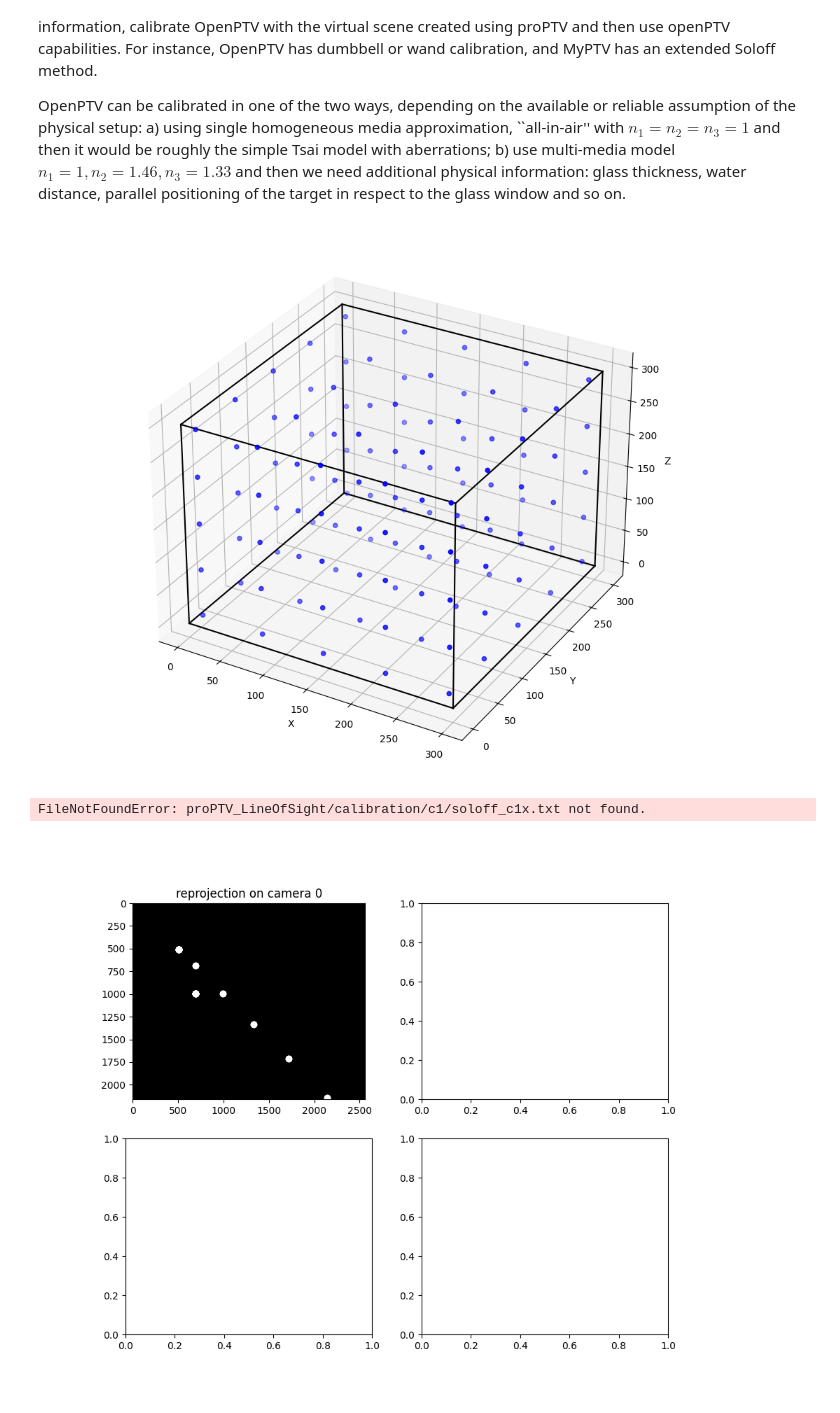
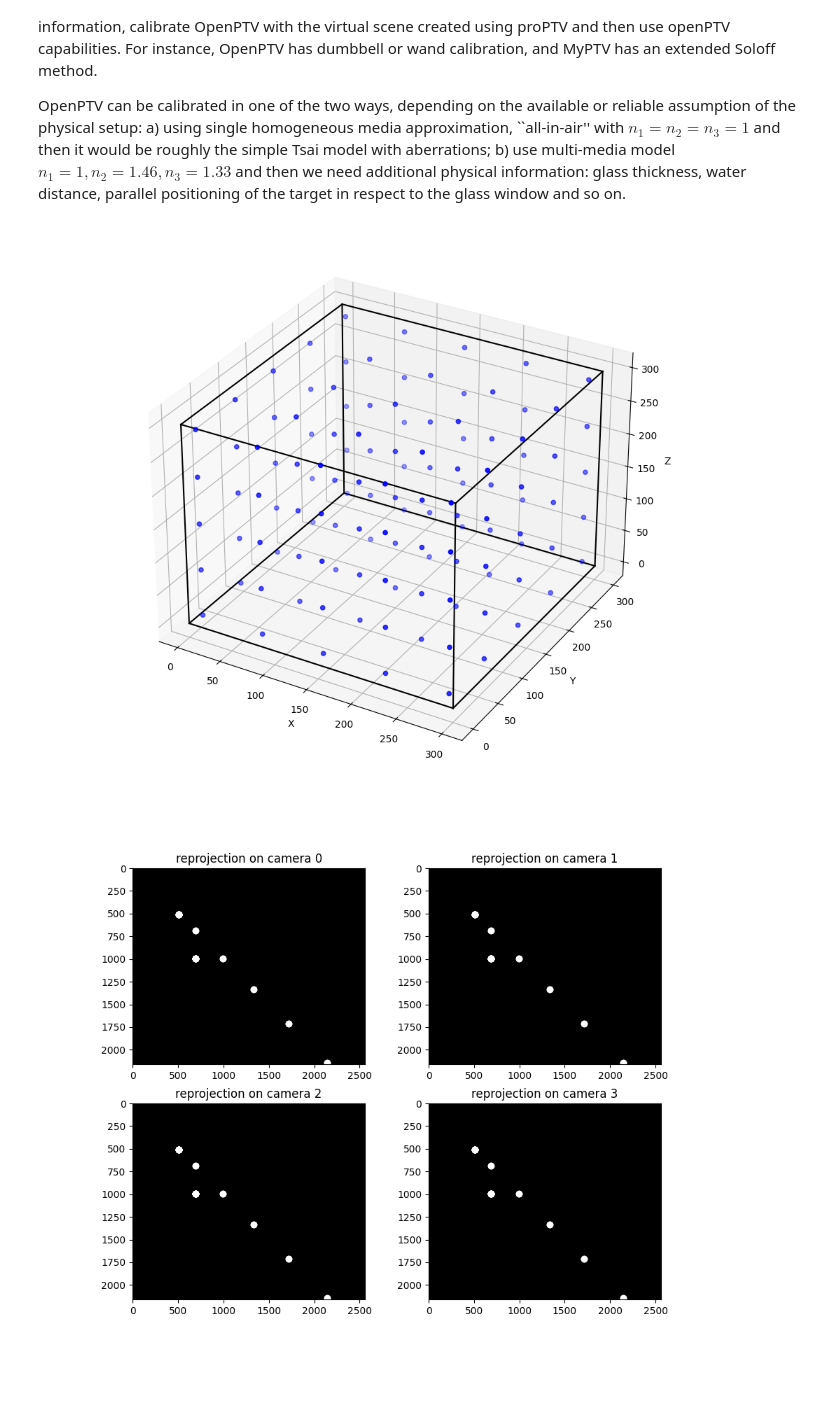
Before and after one commit to OpenPTV/proPTV_OpenPTV_MyPTV_comparison, a Jupyter notebook: from_proPTV_to_OpenPTV.ipynb, the cells around one changed output. Drawn from its saved outputs; the diff is of its cells as text; code cells hidden in the pictures.

```diff
--- a/from_proPTV_to_OpenPTV.ipynb
+++ b/from_proPTV_to_OpenPTV.ipynb
@@ -45,35 +45,37 @@ axis.set_xlabel('X'), axis.set_ylabel('Y'), axis.set_zlabel('Z')
 axis.plot([0,300],[0,0],[0,0],c='black'), axis.plot([0,0],[0,300],[0,0],c='black'), axis.plot([0,0],[0,0],[0,300],c='black')
 axis.plot([300,300],[0,300],[0,0],c='black'), axis.plot([300,300],[0,0],[0,300],c='black'), axis.plot([0,300],[300,300],[0,0],c='black')
 axis.plot([0,0],[300,300],[0,300],c='black'), axis.plot([0,300],[0,0],[300,300],c='black'), axis.plot([0,0],[0,300],[300,300],c='black')
 axis.plot([300,300],[300,300],[0,300],c='black'), axis.plot([300,300],[0,300],[300,300],c='black'), axis.plot([0,300],[300,300],[300,300],c='black')
 # plot torus
 axis.scatter(X, Y, Z, 'o', color='b')
 # axis.plot(X_mid,Y_mid,Z_mid,'o-', color='red', linewidth=1)
 # axis.plot(X_spiral,Y_spiral,Z_spiral,'o-', color='green', linewidth=1)
 plt.tight_layout(), plt.show()
 
 # make projection of lines in cam c
 fig, axis = plt.subplots(2,2, figsize=(10,8))
+
 for c in range(4):
 
 
     # load calibration of camera c
-    ax, ay = np.loadtxt(calibration_path.format(cam=c,xy="x"),delimiter=','), np.loadtxt(calibration_path.format(cam=c,xy="y"),delimiter=',')
+    ax, ay = np.loadtxt(calibration_path.format(cam=0,xy="x"),delimiter=','), \
+            np.loadtxt(calibration_path.format(cam=0,xy="y"),delimiter=',')
+
+    # Comment out when you have all calibration parameters
+    # ax, ay = np.loadtxt(calibration_path.format(cam=c,xy="x"),delimiter=','), np.loadtxt(calibration_path.format(cam=c,xy="y"),delimiter=',')
 
     # estimate projection of the lines in camera c
     xy = np.vstack([F(np.vstack([X,Y,Z]).T,ax),F(np.vstack([X,Y,Z]).T,ay)]).T
 
     axis[int(c/2),c%2].set_title('reprojection on camera ' + str(c))
     axis[int(c/2),c%2].imshow(np.zeros([2160,2560]),cmap='gray')
     axis[int(c/2),c%2].plot(xy[:,0],xy[:,1],'o',c='white')
 
     axis[int(c/2),c%2].set_title('reprojection on camera ' + str(c))
     axis[int(c/2),c%2].imshow(np.zeros([2160,2560]),cmap='gray')
 
     axis[int(c/2),c%2].plot(xy[:,0],xy[:,1],'o',c='white')
-
-fig.show()
 # %% [output]
 [figure]
-FileNotFoundError: proPTV_LineOfSight/calibration/c1/soloff_c1x.txt not found.
-[figure, old version]
+[figure, new version]
```
Also changed, not shown: parts of 1 cell of this notebook.
